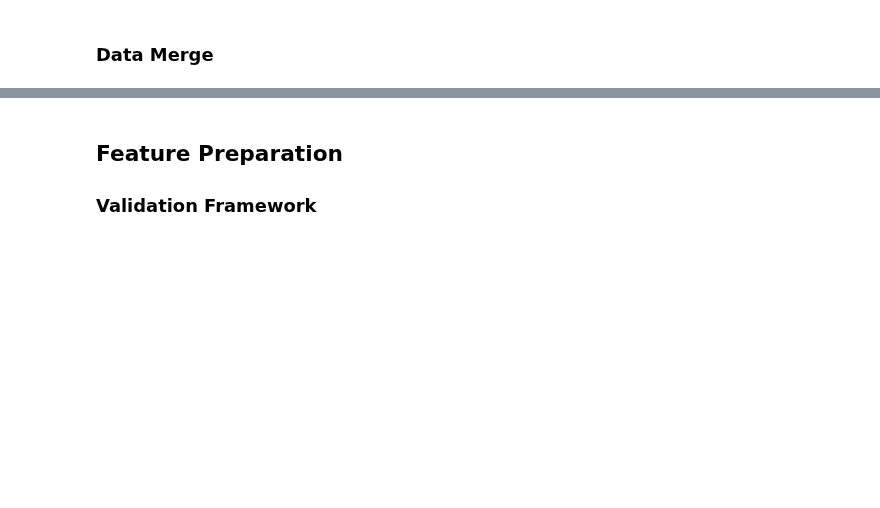
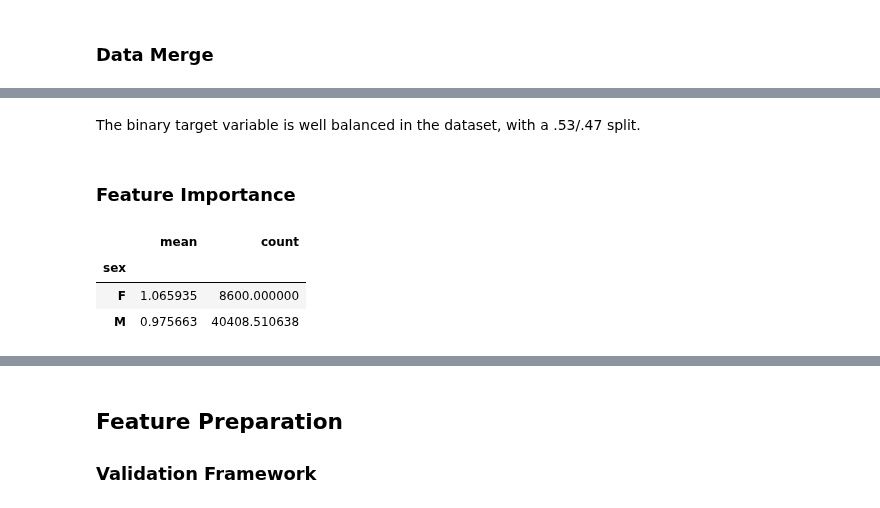
Before and after one commit to ArmandWinant/ml-zoomcamp, a Jupyter notebook: projects/midterm/notebook.ipynb, the cells around one changed output, grey strips where cells are left out. Cells and saved outputs as stored; diff of their text form; code cells hidden in the pictures; blank space fills up the shorter version.

```diff
--- a/projects/midterm/notebook.ipynb
+++ b/projects/midterm/notebook.ipynb
@@ -406,0 +393,12 @@ dtype: object
+# %% [markdown]
+The binary target variable is well balanced in the dataset, with a .53/.47 split.
+# %% [markdown]
+### Feature Importance
+# %%
+global_success_rate = round(df.msuccess.mean(), 2)
+df.groupby(['sex']).msuccess.agg(['mean', 'count']) / global_success_rate
+# %% [output]
+|  | mean | count |
+| sex |  |  |
+| F | 1.065935 | 8600.000000 |
+| M | 0.975663 | 40408.510638 |
```
Also changed, not shown: parts of 28 cells of this notebook.
